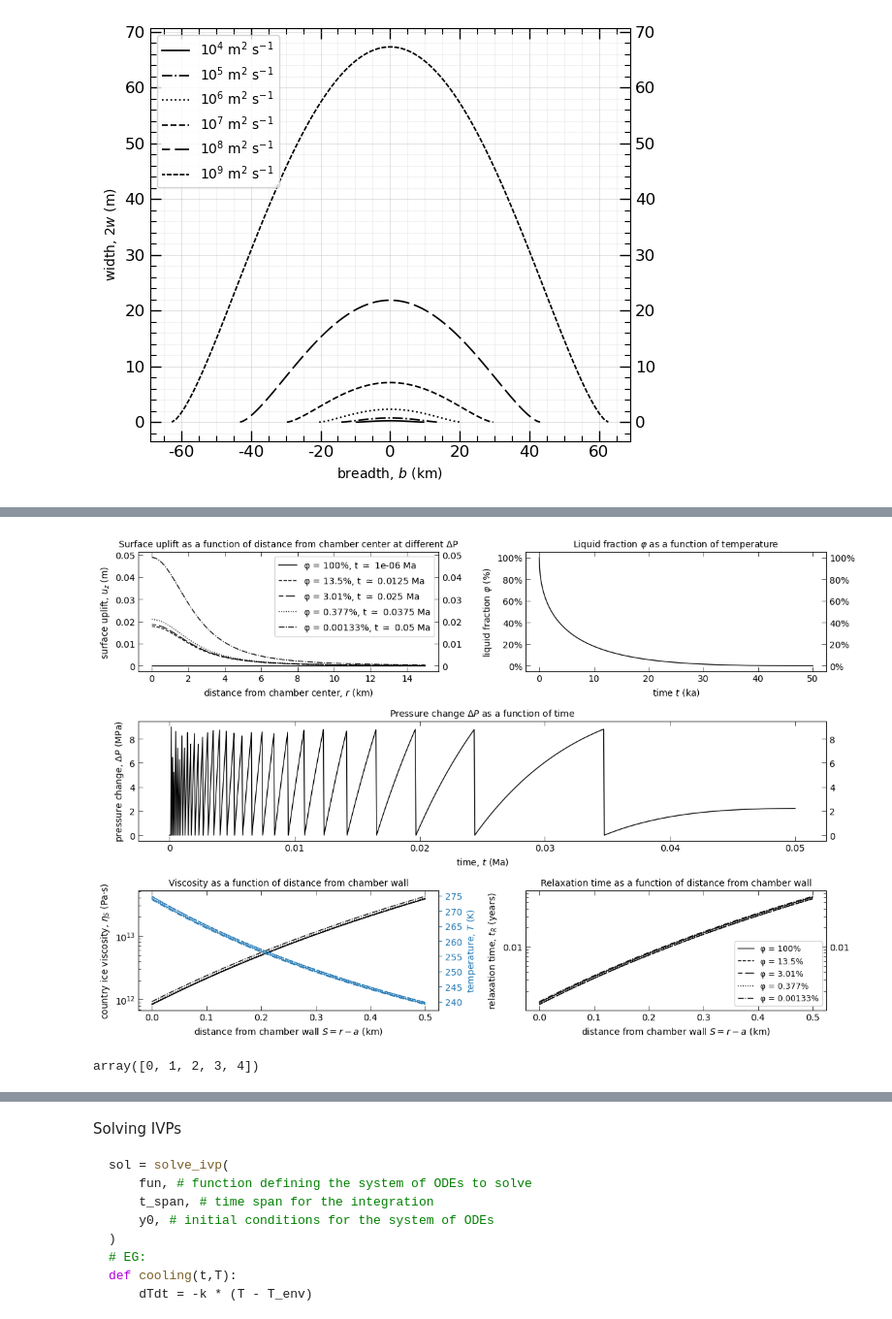
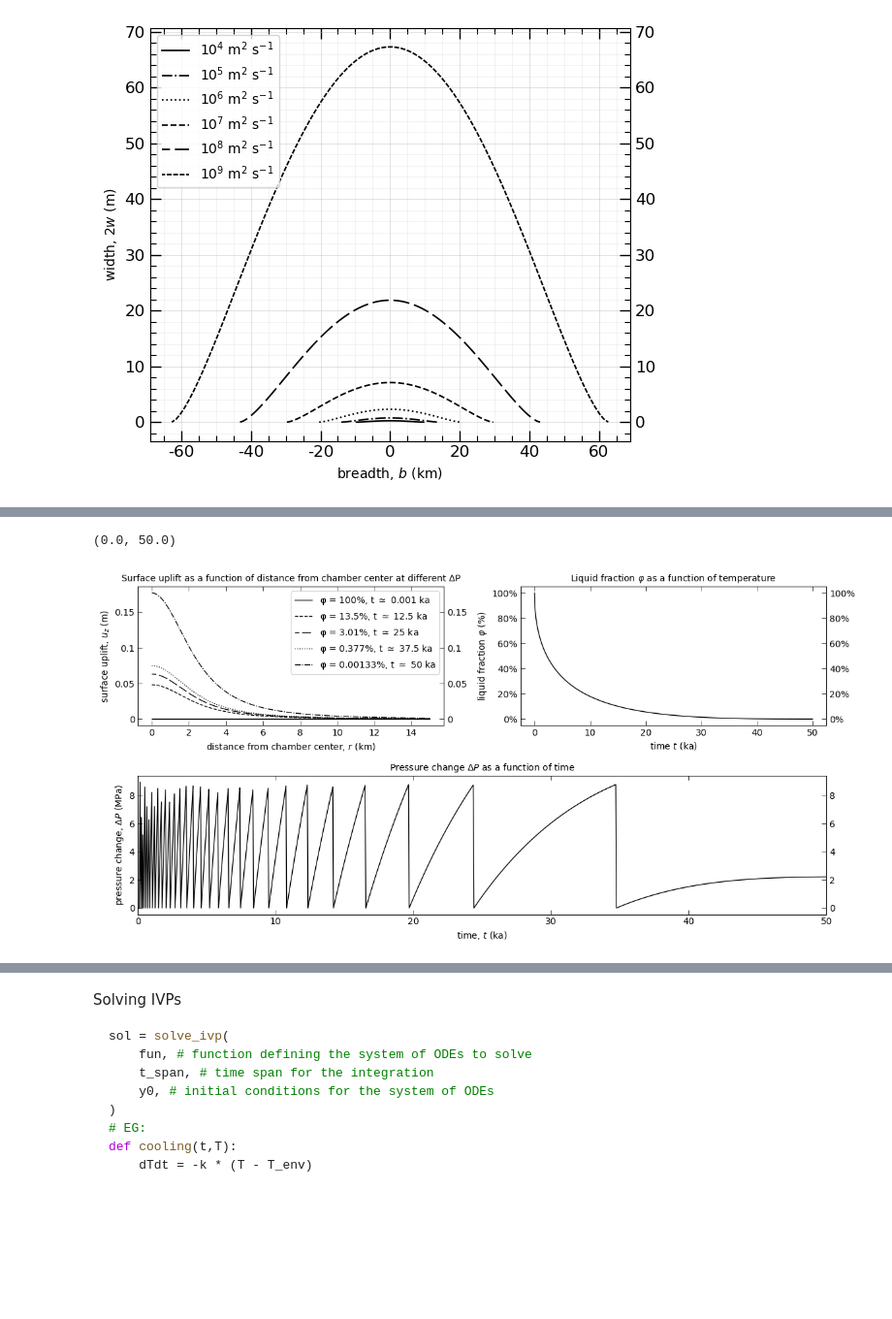
Before and after one commit to CottomR-et-al/Europa-ice-ocean-exchange, a Jupyter notebook: F25_Dikes_Europa.ipynb, the cells around one changed output, grey strips where cells are left out. Shown at 97% size. Saved outputs shown, nothing was run; the diff lists cells and outputs as text; code cells hidden in the pictures; blank space fills up the shorter version.

Commit message:
frozen fraction as a function of time

```diff
--- a/F25_Dikes_Europa.ipynb
+++ b/F25_Dikes_Europa.ipynb
@@ -1316,8 +1334,8 @@ for n in range(1, N_t):
     Tz = Tz + tempgrad(Tz, P_abs, N, h_tot) * dt_step
     phi_prev = phis[n-1]
     # phi_now = float(melt_fraction(T_chamber, P_abs))
-    S = 2 * 0.53 * np.sqrt(κ*t[n]) # (m) thermal penetration depth
-    phi_now = (1 - S/a)**3 # melt fraction from Lesage
+    Sc = 2 * 0.53 * np.sqrt(κ*t[n]) # (m) frozen layer thickness (Lesage et al., 2022)
+    phi_now = (1 - Sc/a)**3 # melt fraction from Lesage (2022) eqn 2
     dphi = phi_prev - phi_now
     dP_freezing = dphi * (rhow/rhoi - 1) / (((1 - 2*nu)/E * (2*a/d * 4/np.pi * ((1 - nu**2)/(1 - 2*nu) - 3)) + beta))
     # max tensile stress from freezing (B3 from Manga and Michaut, 2017)?
@@ -1370,7 +1388,7 @@ for n in range(1, N_t):
         print(f"P_critical = {P_critical(d,Dmech)/1e6:.2g} MPa")
         break
     if n % 100 == 0 or n % 50 == 0:
-        print(f"Time step {n}: t = {t[n]/year/1e6:.2g} Ma, T_chamber = {T_chamber:.2f} K, ΔP = {DP[n]/1e6:.2f} MPa, φ = {phis[n]*100:.2g}%")
+        print(f"Time step {n}: t = {t[n]/year/1e3:.2g} ka, T_chamber = {T_chamber:.2f} K, ΔP = {DP[n]/1e6:.2f} MPa, φ = {phis[n]*100:.2g}%")
     # t_n: (s) current time
 ########
 
@@ -1389,12 +1407,10 @@ for n in range(0, N_t):
 lines = ['-', '--', (5, (10, 3)), ':', '-.']
 coolcolor = '#1f77b4'
 lw = 1
-fig = plt.figure(figsize=(12, 8), layout='tight')
-ax1 = plt.subplot2grid((3, 2), (0, 0))
-ax2 = plt.subplot2grid((3, 2), (0, 1))
-ax4 = plt.subplot2grid((3, 2), (2, 1))
-ax5 = plt.subplot2grid((3, 2), (2, 0))
-ax3 = plt.subplot2grid((3, 2), (1, 0), colspan=3)
+fig = plt.figure(figsize=(12, 6), layout='tight')
+ax1 = plt.subplot2grid((2, 2), (0, 0))
+ax2 = plt.subplot2grid((2, 2), (0, 1))
+ax3 = plt.subplot2grid((2, 2), (1, 0), colspan=3)
 
 surface = np.linspace(0, 15e3, N) # (m) distance from chamber center
 # Should we initiate with pit conditions? Is surface depressed from downward flexure?
@@ -1402,7 +1418,7 @@ surface = np.linspace(0, 15e3, N) # (m) distance from chamber center
 for i, j in enumerate(np.linspace(0, N-1, 5, dtype=int)):
     uz_slice = uz[j]  # Center uplift at this specific freezing step
     uz_plot = uz_slice * (d**2 / (d**2 + surface**2))**1.5  # Project spatially
-    ax1.plot(surface/1e3, uz_plot, lw=lw, label=f'φ = {phis[j]*100:.3g}%, t $\simeq$ {(t[j]/year)/1e6:.3g} Ma', ls=lines[i], color='black')
+    ax1.plot(surface/1e3, uz_plot, lw=lw, label=f'φ = {phis[j]*100:.3g}%, t $\simeq$ {(t[j]/year)/1e3:.3g} ka', ls=lines[i], color='black')
 ax1.set_xlabel('distance from chamber center, $r$ (km)', fontsize=10)
 ax1.set_ylabel('surface uplift, $u_z$ (m)', fontsize=10)
 ax1.tick_params(which='major', length=5, width=0.5, direction='in', top=True, right=True, labelright=True)
@@ -1424,53 +1440,16 @@ ax2.set_title('Liquid fraction $φ$ as a function of temperature', fontsize=10)
 # ax2.invert_xaxis()
 # ax2.set_xlim(274, 230.82)
 
-ax3.plot((t/year)/1e6, DP/1e6, lw=lw, color='black')
+ax3.plot((t/year)/1e3, DP/1e6, lw=lw, color='black')
 ax3.set_ylabel('pressure change, $ΔP$ (MPa)', fontsize=10)
-ax3.set_xlabel('time, $t$ (Ma)', fontsize=10)
+ax3.set_xlabel('time, $t$ (ka)', fontsize=10)
 ax3.tick_params(which='major', length=5, width=0.5, direction='in', top=True, right=True, labelright=True)
 ax3.tick_params(which='minor', length=3, width=0.5, direction='in', top=True, right=True)
 ax3.xaxis.set_major_formatter(StrMethodFormatter('{x:g}'))
 ax3.yaxis.set_major_formatter(StrMethodFormatter('{x:g}'))
 ax3.set_title('Pressure change $ΔP$ as a function of time', fontsize=10)
-# ax3.set_xlim(0, 2.5)
+ax3.set_xlim(0, 50)
 
-from_wall = (r-a)/1e3 # (m) distance from chamber wall
-T_r_array = []
-for i, j in enumerate(np.linspace(0, N_t-1, 5, dtype=int)):
-    T_chamber = T_chamber_history[j] #
-    T_r = Tc + (T_chamber - Tc) * (a / r) # 1-D radial heat conduction sol. from Townsend (2022)
-    T_r_array.append(T_r)
-    eta_r = eta_0 * np.exp(26.4 * ((273.15 / T_r) - 1.0))
-    tR_r = (3 * eta_r * (1 - nu)/(mu * (1 + nu)) * (S / a) ** 3)
-    ax4.semilogy(from_wall, tR_r/year, lw=lw, ls=lines[i], color="black", label=f"φ = {phis[j]*100:.3g}%",)
-ax4.set_xlabel("distance from chamber wall $S=r-a$ (km)", fontsize=10)
-ax4.set_ylabel("relaxation time, $t_R$ (years)", fontsize=10)
-ax4.yaxis.set_major_formatter(StrMethodFormatter('{x:g}'))
-ax4.set_title("Relaxation time as a function of distance from chamber wall", fontsize=10)
-ax4.legend(loc="lower right", fontsize=9)
-ax4.tick_params(which='major', length=5, width=0.5, direction='in', top=True, right=True, labelright=True)
-ax4.tick_params(which='minor', length=3, width=0.5, direction='in', top=True, right=True)
-# ax4.set_xlim(0, 0.5)
-T_r_array = np.array(T_r_array)
-
-for i, j in enumerate(np.linspace(0, len(etas)-1, 5, dtype=int)):
-    ax5.semilogy(from_wall, etas[j], lw=lw, color="black", label=f"φ = {phis[j]*100:.3g}%", ls=lines[i])
-ax5twin = ax5.twinx()
-for i in range(0, 5):
-    idx = np.linspace(0, len(T_r_array)-1, 5, dtype=int)
-    ax5twin.plot(from_wall, T_r_array[idx[i]], lw=lw, color=coolcolor, ls=lines[i])
-ax5.set_xlabel("distance from chamber wall $S=r-a$ (km)", fontsize=10)
-ax5.set_ylabel("country ice viscosity, $η_S$ (Pa·s)", fontsize=10)
-ax5.set_title("Viscosity as a function of distance from chamber wall", fontsize=10)
-ax5.tick_params(which='major', length=5, width=0.5, direction='in', top=True)
-ax5.tick_params(which='minor', length=3, width=0.5, direction='in', top=True)
-ax5.yaxis.set_major_formatter(LogFormatterSciNotation())
-ax5twin.set_ylabel("temperature, $T$ (K)", fontsize=10, color=coolcolor)
-ax5twin.tick_params(axis='y', colors=coolcolor)
-ax5twin.yaxis.set_major_locator(LogLocator(base=10.0, subs=np.arange(1.0, 10.0) * 0.1, numticks=10))
-# ax5twin.yaxis.set_major_formatter(LogFormatterSciNotation())
-# ax5.legend(loc="lower right", fontsize=9)
-# ax5.set_xlim(0, 0.5)
 
 ######## Toothed φ indicative of rapid refreezing resulting from instantaneous pressure drop after fracture?
 # %% [output]
@@ -1497,5 +1476,2 @@ Time step 1000: t = 0.05 Ma, T_chamber = 273.64 K, ΔP = 2.23 MPa, φ = 0.0013%
+(0.0, 50.0)
-[figure, old version]
+[figure, new version]
-# %%
-idx
-# %% [output]
-array([0, 1, 2, 3, 4])
```
Also changed, not shown: parts of 3 cells of this notebook.
